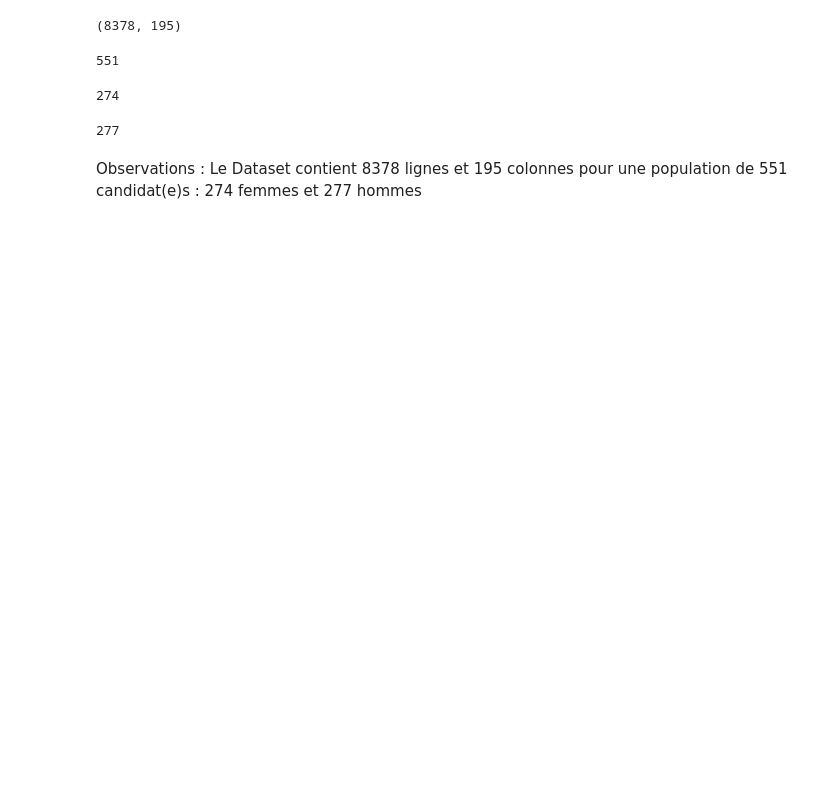
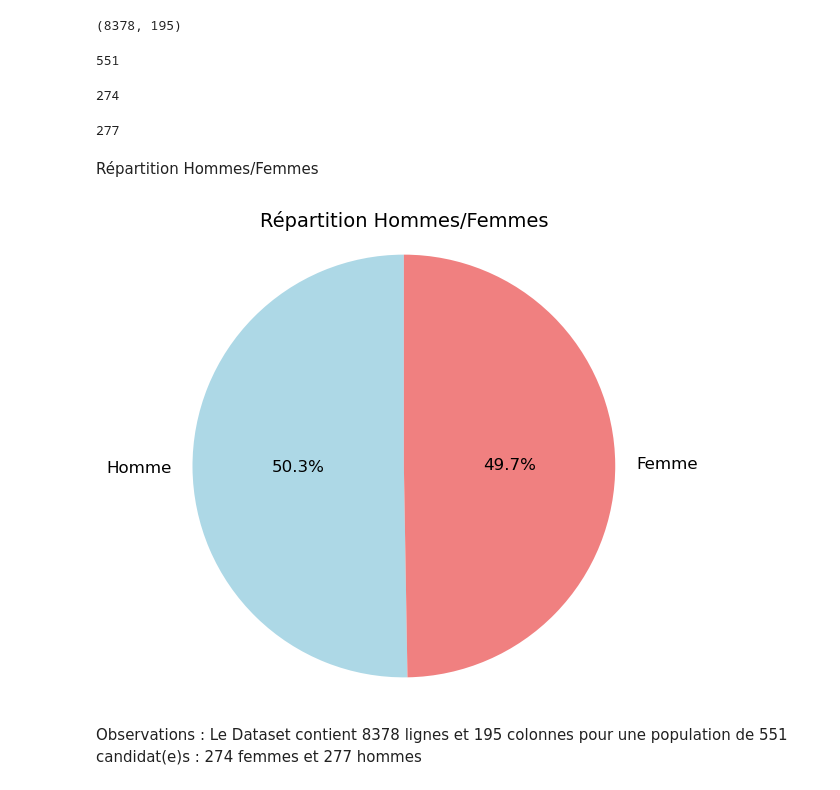
Before and after one commit to dourmiah/Tinder, a Jupyter notebook: Project_Speed_Dating.ipynb, the cells around one changed output. Cells and saved outputs as stored; diff of their text form; code cells hidden in the pictures; blank space fills up the shorter version.

```diff
--- a/Project_Speed_Dating.ipynb
+++ b/Project_Speed_Dating.ipynb
@@ -149,6 +150,40 @@ df_males = df[(df['gender'] == 1)]['iid'].unique()
 len(df_males)
 # %% [output]
 277
+# %% [markdown]
+Répartition Hommes/Femmes
+# %%
+import pandas as pd
+import matplotlib.pyplot as plt
+
+df_count_female = pd.DataFrame(["Femme" for f in df_females], columns=['genre'])
+df_count_male = pd.DataFrame(["Homme" for m in df_males], columns=["genre"])
+df_total = pd.concat([df_count_female, df_count_male])
+
+# Calcul de la répartition
+distribution = df_total['genre'].value_counts()
+
+# Création du graphique en camembert
+labels = distribution.index
+sizes = distribution.values
+
+plt.figure(figsize=(6, 6))
+
+# Création du camembert
+plt.pie(sizes, labels=labels, autopct='%1.1f%%', startangle=90,
+        colors=['lightblue', 'lightcoral'], textprops={'fontsize': 12},  # Légendes plus grandes
+        pctdistance=0.50)  # Pourcentages un peu plus près du centre
+
+# Titre avec gras et taille plus grande
+plt.title('Répartition Hommes/Femmes', fontsize=14)
+
+# Assure que le camembert est en cercle parfait
+plt.axis('equal')
+
+# Affiche le graphique
+plt.show()
+# %% [output]
+[figure, added]
 # %% [markdown]
 Observations :
 Le Dataset contient 8378 lignes et 195 colonnes pour une population de 551 candidat(e)s : 274 femmes et 277 hommes
```
Also changed, not shown: parts of 6 cells of this notebook, 2 other files.
